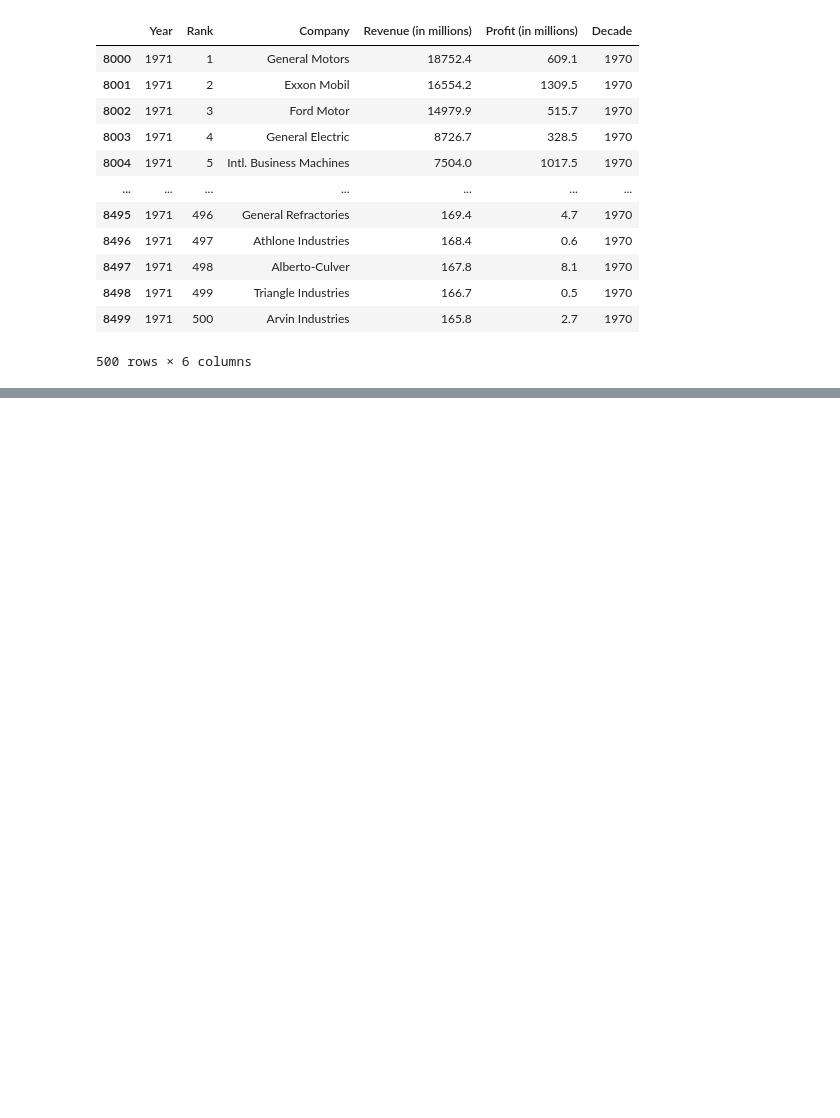
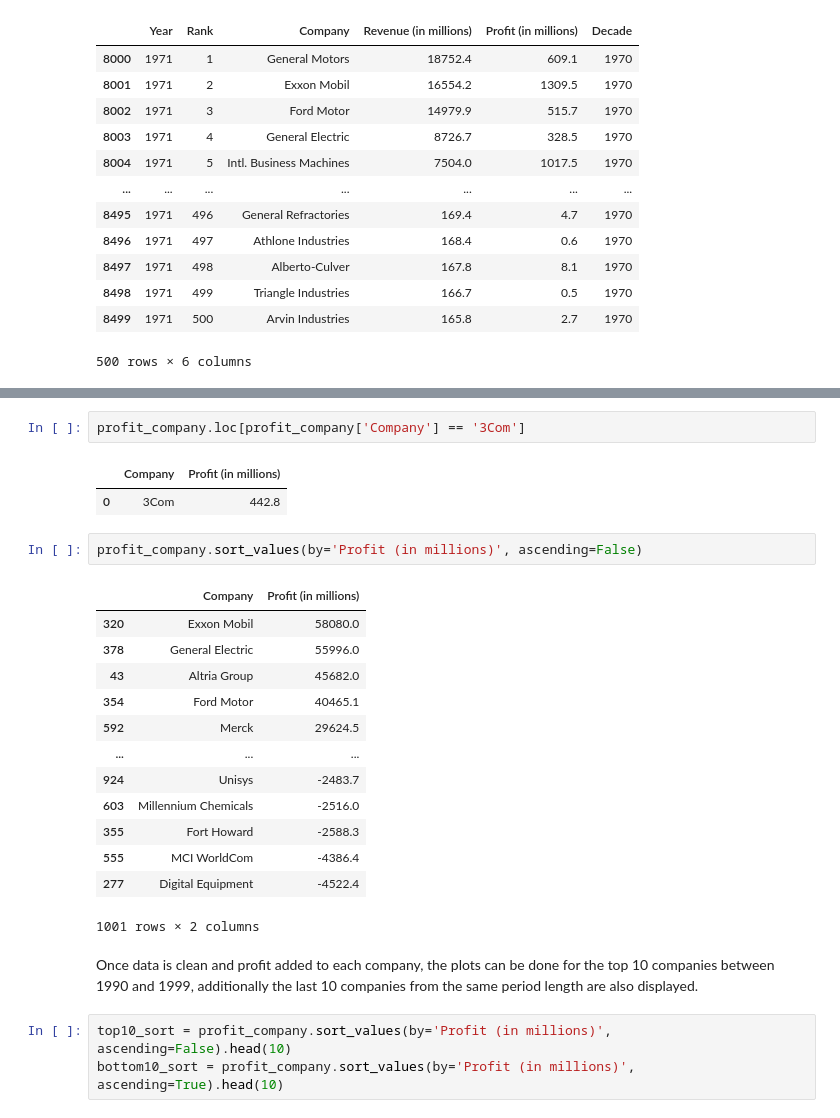
Before and after one commit to Rfg2048/DVC, a Jupyter notebook: DVC.ipynb, the cells around one changed output, grey strips where cells are left out. Drawn from its saved outputs; the diff is of its cells as text; blank space fills up the shorter version.

Commit message:
Commit 4
Solutions done from 1 to 3

```diff
--- a/DVC.ipynb
+++ b/DVC.ipynb
@@ -135,0 +220,26 @@ df1971
+# %%
+profit_company.loc[profit_company['Company'] == '3Com']
+# %% [output]
+|  | Company | Profit (in millions) |
+| 0 | 3Com | 442.8 |
+# %%
+profit_company.sort_values(by='Profit (in millions)', ascending=False)
+# %% [output]
+|  | Company | Profit (in millions) |
+| 320 | Exxon Mobil | 58080.0 |
+| 378 | General Electric | 55996.0 |
+| 43 | Altria Group | 45682.0 |
+| 354 | Ford Motor | 40465.1 |
+| 592 | Merck | 29624.5 |
+| ... | ... | ... |
+| 924 | Unisys | -2483.7 |
+| 603 | Millennium Chemicals | -2516.0 |
+| 355 | Fort Howard | -2588.3 |
+| 555 | MCI WorldCom | -4386.4 |
+| 277 | Digital Equipment | -4522.4 |
+1001 rows × 2 columns
+# %% [markdown]
+Once data is clean and profit added to each company, the plots can be done for the top 10 companies between 1990 and 1999, additionally the last 10 companies from the same period length are also displayed.
+# %%
+top10_sort = profit_company.sort_values(by='Profit (in millions)', ascending=False).head(10)
+bottom10_sort = profit_company.sort_values(by='Profit (in millions)', ascending=True).head(10)
```
Also changed, not shown: parts of 26 cells of this notebook.
